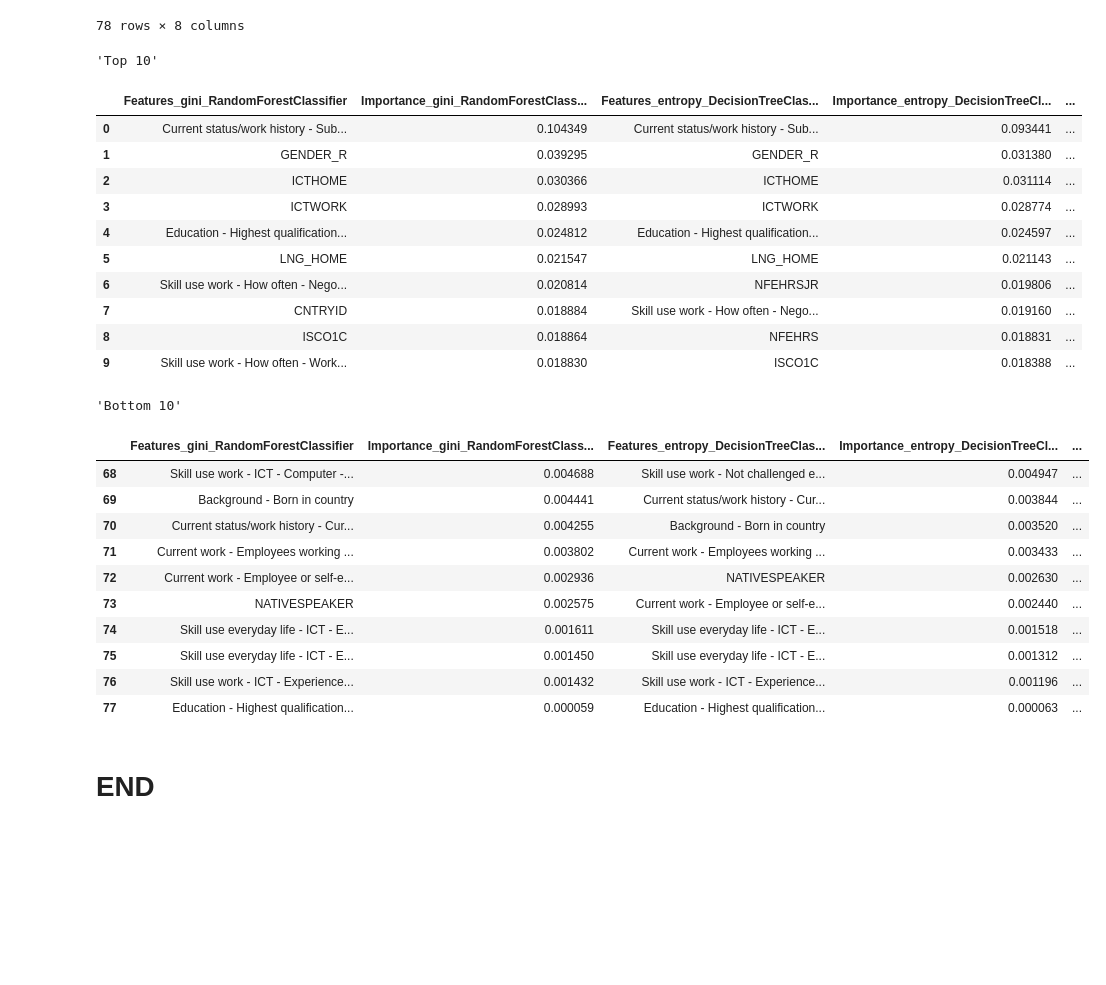
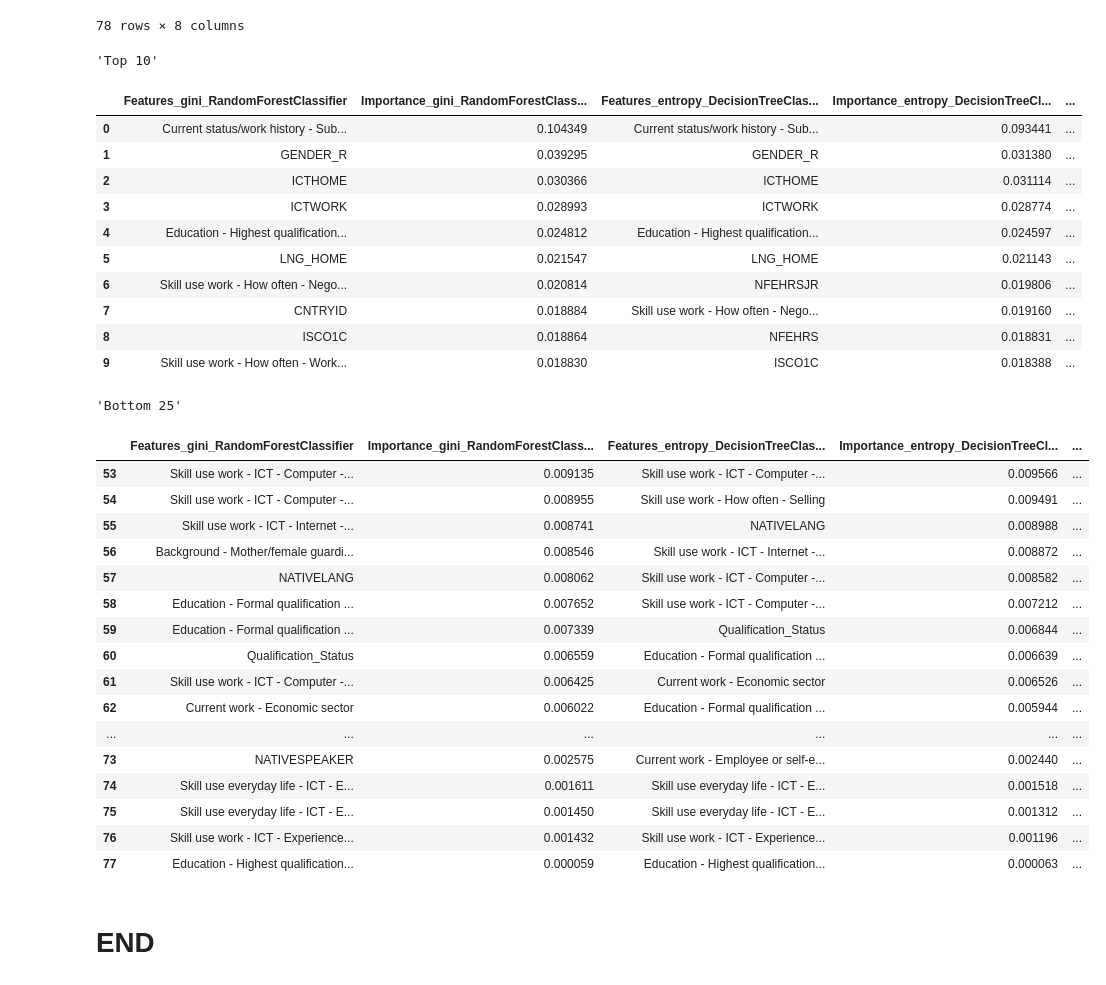
Before and after one commit to pokkyy/FYP-SkillAnalytics, a Jupyter notebook: PIAAC_RO1.ipynb, the cells around one changed output. Saved outputs shown, nothing was run; the diff lists cells and outputs as text; code cells hidden in the pictures; blank space fills up the shorter version.

```diff
--- a/PIAAC_RO1.ipynb
+++ b/PIAAC_RO1.ipynb
@@ -997,29 +997,35 @@ compare.to_csv('RQ1/all_TopAccuracy_Importance.csv', index=False)
 # %%
 display('Top 10')
 display(compare.head(10))
 
-display('Bottom 10')
-display(compare.tail(10))
+display('Bottom 25')
+display(compare.tail(25))
 # %% [output]
 'Top 10'
 |  | Features_gini_RandomForestClassifier | Importance_gini_RandomForestClass... | Features_entropy_DecisionTreeClas... | Importance_entropy_DecisionTreeCl... | ... |
 | 0 | Current status/work history - Sub... | 0.104349 | Current status/work history - Sub... | 0.093441 | ... |
 | 1 | GENDER_R | 0.039295 | GENDER_R | 0.031380 | ... |
 | 2 | ICTHOME | 0.030366 | ICTHOME | 0.031114 | ... |
 | 3 | ICTWORK | 0.028993 | ICTWORK | 0.028774 | ... |
 | 4 | Education - Highest qualification... | 0.024812 | Education - Highest qualification... | 0.024597 | ... |
 | 5 | LNG_HOME | 0.021547 | LNG_HOME | 0.021143 | ... |
 | 6 | Skill use work - How often - Nego... | 0.020814 | NFEHRSJR | 0.019806 | ... |
 | 7 | CNTRYID | 0.018884 | Skill use work - How often - Nego... | 0.019160 | ... |
 | 8 | ISCO1C | 0.018864 | NFEHRS | 0.018831 | ... |
 | 9 | Skill use work - How often - Work... | 0.018830 | ISCO1C | 0.018388 | ... |
-'Bottom 10'
+'Bottom 25'
 |  | Features_gini_RandomForestClassifier | Importance_gini_RandomForestClass... | Features_entropy_DecisionTreeClas... | Importance_entropy_DecisionTreeCl... | ... |
-| 68 | Skill use work - ICT - Computer -... | 0.004688 | Skill use work - Not challenged e... | 0.004947 | ... |
-| 69 | Background - Born in country | 0.004441 | Current status/work history - Cur... | 0.003844 | ... |
-| 70 | Current status/work history - Cur... | 0.004255 | Background - Born in country | 0.003520 | ... |
-| 71 | Current work - Employees working ... | 0.003802 | Current work - Employees working ... | 0.003433 | ... |
-| 72 | Current work - Employee or self-e... | 0.002936 | NATIVESPEAKER | 0.002630 | ... |
+| 53 | Skill use work - ICT - Computer -... | 0.009135 | Skill use work - ICT - Computer -... | 0.009566 | ... |
+| 54 | Skill use work - ICT - Computer -... | 0.008955 | Skill use work - How often - Selling | 0.009491 | ... |
+| 55 | Skill use work - ICT - Internet -... | 0.008741 | NATIVELANG | 0.008988 | ... |
+| 56 | Background - Mother/female guardi... | 0.008546 | Skill use work - ICT - Internet -... | 0.008872 | ... |
+| 57 | NATIVELANG | 0.008062 | Skill use work - ICT - Computer -... | 0.008582 | ... |
+| 58 | Education - Formal qualification ... | 0.007652 | Skill use work - ICT - Computer -... | 0.007212 | ... |
+| 59 | Education - Formal qualification ... | 0.007339 | Qualification_Status | 0.006844 | ... |
+| 60 | Qualification_Status | 0.006559 | Education - Formal qualification ... | 0.006639 | ... |
+| 61 | Skill use work - ICT - Computer -... | 0.006425 | Current work - Economic sector | 0.006526 | ... |
+| 62 | Current work - Economic sector | 0.006022 | Education - Formal qualification ... | 0.005944 | ... |
+| ... | ... | ... | ... | ... | ... |
 | 73 | NATIVESPEAKER | 0.002575 | Current work - Employee or self-e... | 0.002440 | ... |
 | 74 | Skill use everyday life - ICT - E... | 0.001611 | Skill use everyday life - ICT - E... | 0.001518 | ... |
 | 75 | Skill use everyday life - ICT - E... | 0.001450 | Skill use everyday life - ICT - E... | 0.001312 | ... |
```
Also changed, not shown: 2 other files.
